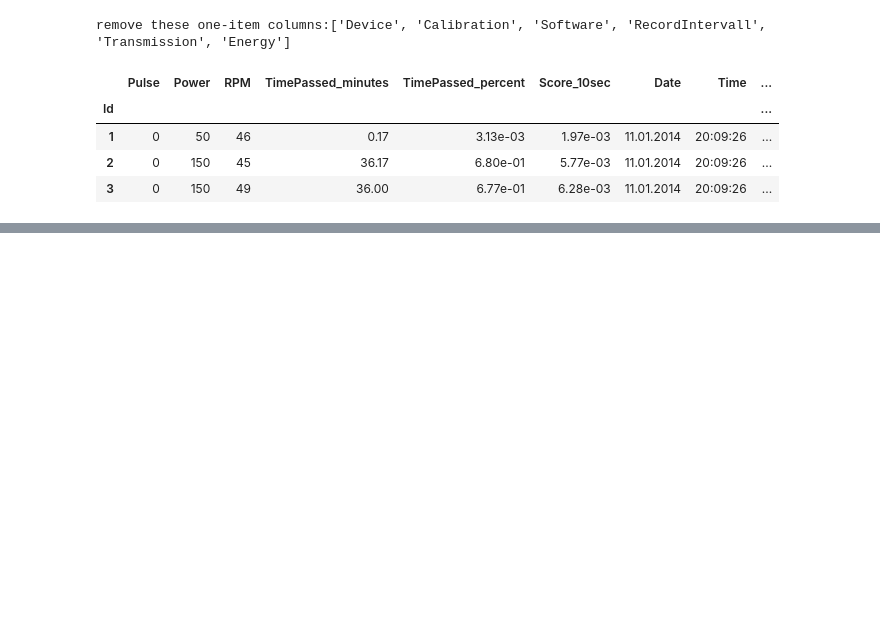
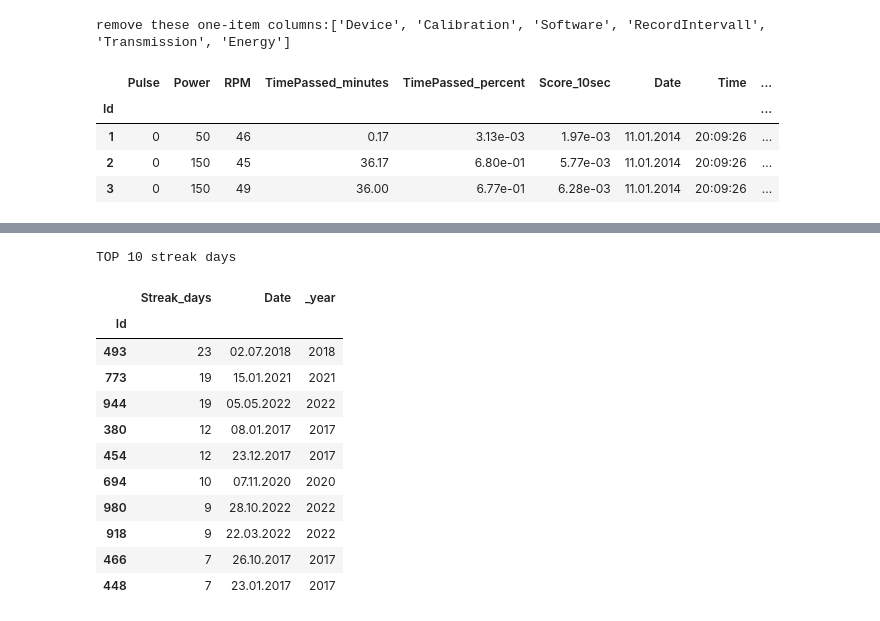
Before and after one commit to smeisegeier/kettler-training-data, a Jupyter notebook: src/python/kettler_1_analysis.ipynb, the cells around one changed output, grey strips where cells are left out. Saved outputs shown, nothing was run; the diff lists cells and outputs as text; code cells hidden in the pictures; blank space fills up the shorter version.

```diff
--- a/src/python/kettler_1_analysis.ipynb
+++ b/src/python/kettler_1_analysis.ipynb
@@ -126,0 +144,17 @@ _fig.show()
+# %%
+print('TOP 10 streak days')
+df_training.assign(_year=df_training.TrainingDateTime.dt.year).sort_values(by='Streak_days', ascending=False)[['Streak_days','Date','_year']][:10]
+# %% [output]
+TOP 10 streak days
+|  | Streak_days | Date | _year |
+| Id |  |  |  |
+| 493 | 23 | 02.07.2018 | 2018 |
+| 773 | 19 | 15.01.2021 | 2021 |
+| 944 | 19 | 05.05.2022 | 2022 |
+| 380 | 12 | 08.01.2017 | 2017 |
+| 454 | 12 | 23.12.2017 | 2017 |
+| 694 | 10 | 07.11.2020 | 2020 |
+| 980 | 9 | 28.10.2022 | 2022 |
+| 918 | 9 | 22.03.2022 | 2022 |
+| 466 | 7 | 26.10.2017 | 2017 |
+| 448 | 7 | 23.01.2017 | 2017 |
```
Also changed, not shown: parts of 10 cells of this notebook, 17 other files.
